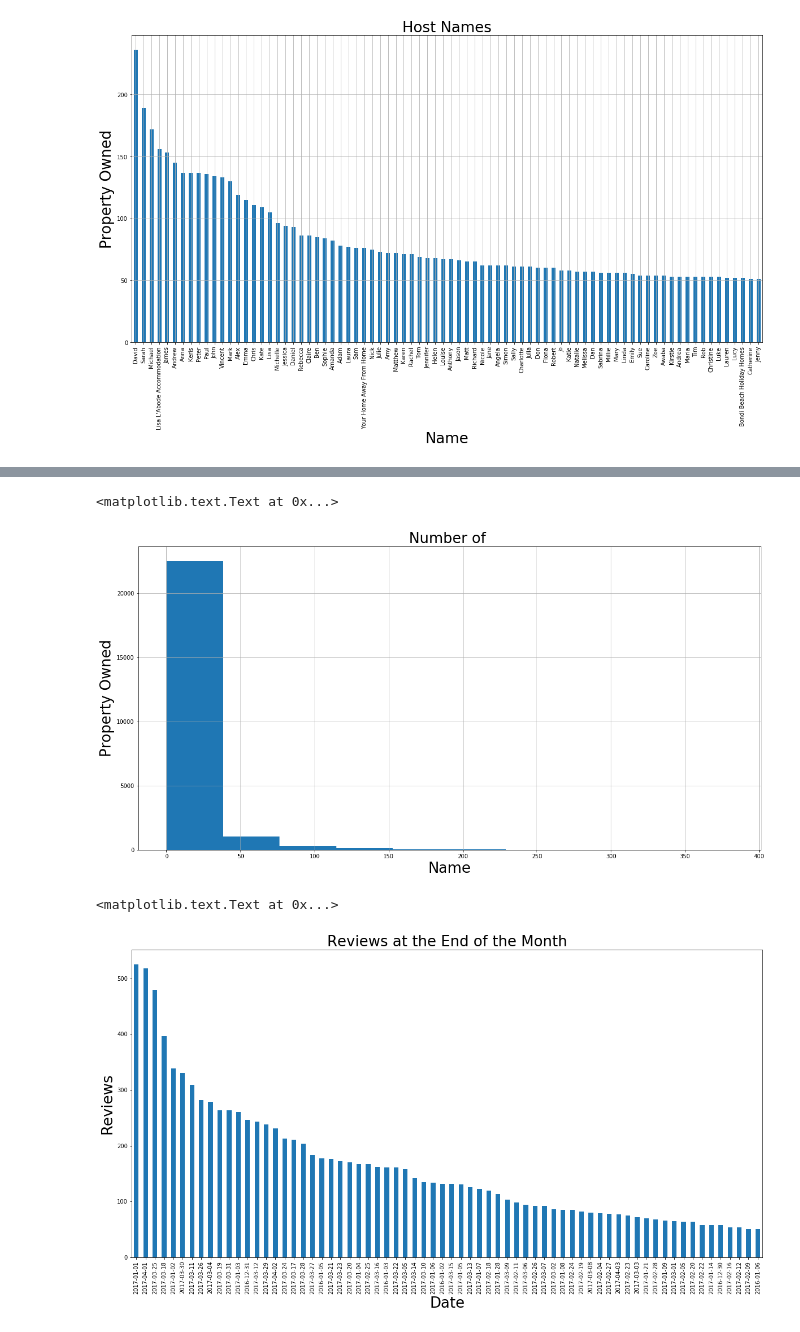
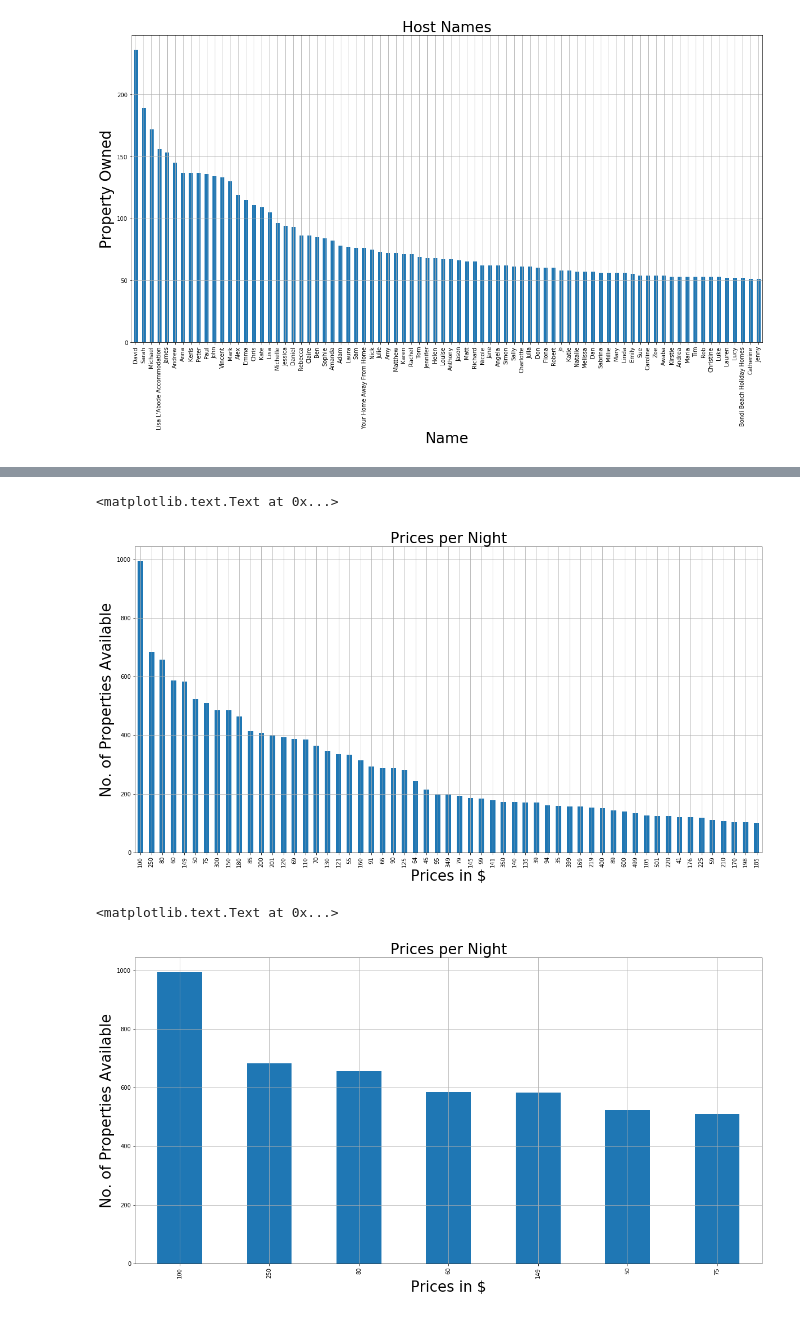
Before and after one commit to wilham7/code1161base, a Jupyter notebook: opendataproject/AirBnb.ipynb, the cells around one changed output, grey strips where cells are left out. Drawn from its saved outputs; the diff is of its cells as text; code cells hidden in the pictures.

```diff
--- a/opendataproject/AirBnb.ipynb
+++ b/opendataproject/AirBnb.ipynb
@@ -182,17 +170,18 @@ plt.ylabel("Bookings", fontsize=26)
 # %%
-airbnb_data["number_of_reviews"].hist()
-plt.title("Number of ", fontsize=26)
-plt.xlabel("Name", fontsize=26)
-plt.ylabel("Property Owned", fontsize=26)
+price_bar = airbnb_data["price"].value_counts()
+price_bar[price_bar > 100].plot(kind="bar", grid=True)
+plt.title("Prices per Night", fontsize=26)
+plt.xlabel("Prices in $", fontsize=26)
+plt.ylabel("No. of Properties Available", fontsize=26)
 # %% [output]
 <matplotlib.text.Text at 0x...>
-[figure, old version]
+[figure, new version]
 # %%
-review = airbnb_data["last_review"].value_counts()
-review[review > 50].plot(kind="bar")
-plt.title("Reviews at the End of the Month", fontsize=26)
-plt.xlabel("Date", fontsize=26)
-plt.ylabel("Reviews", fontsize=26)
+price_bar = airbnb_data["price"].value_counts()
+price_bar[price_bar > 500].plot(kind="bar", grid=True)
+plt.title("Prices per Night", fontsize=26)
+plt.xlabel("Prices in $", fontsize=26)
+plt.ylabel("No. of Properties Available", fontsize=26)
 # %% [output]
 <matplotlib.text.Text at 0x...>
-[figure, old version]
+[figure, new version]
```
Also changed, not shown: parts of 15 cells of this notebook, 1 other file.
